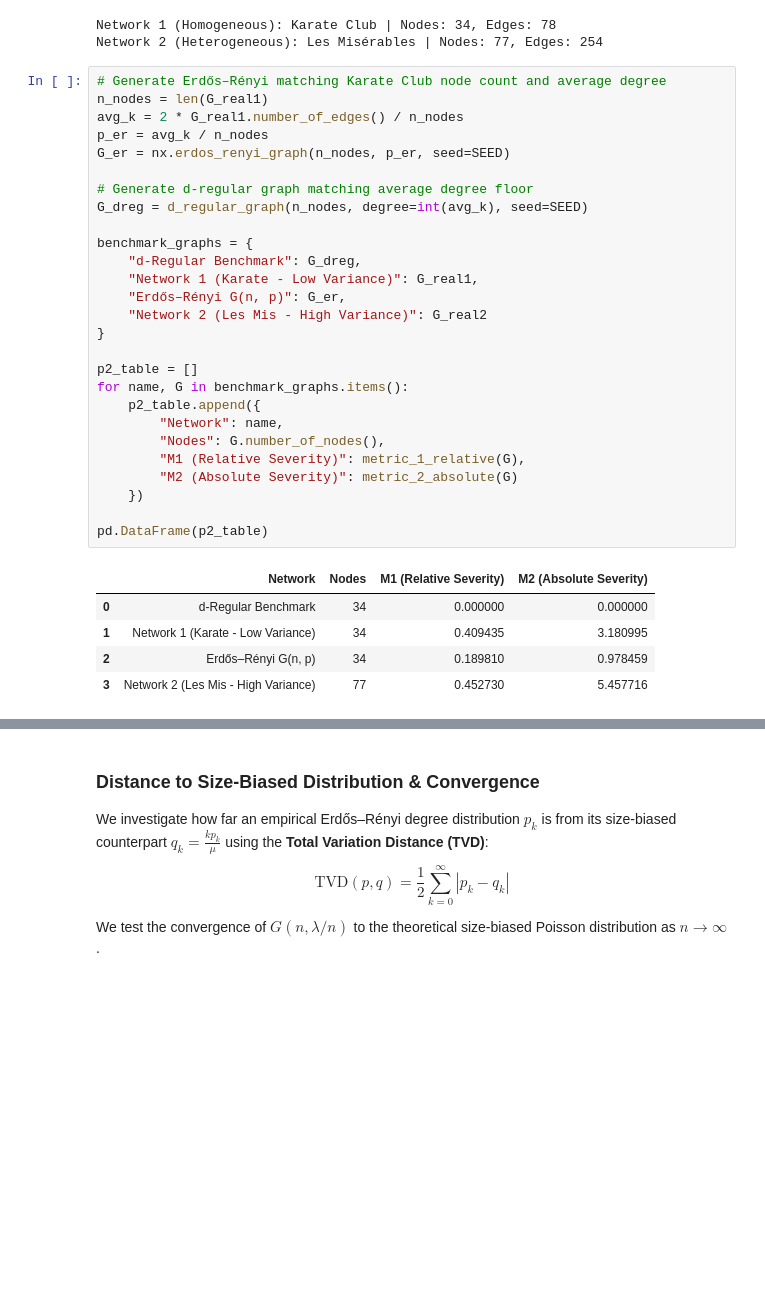
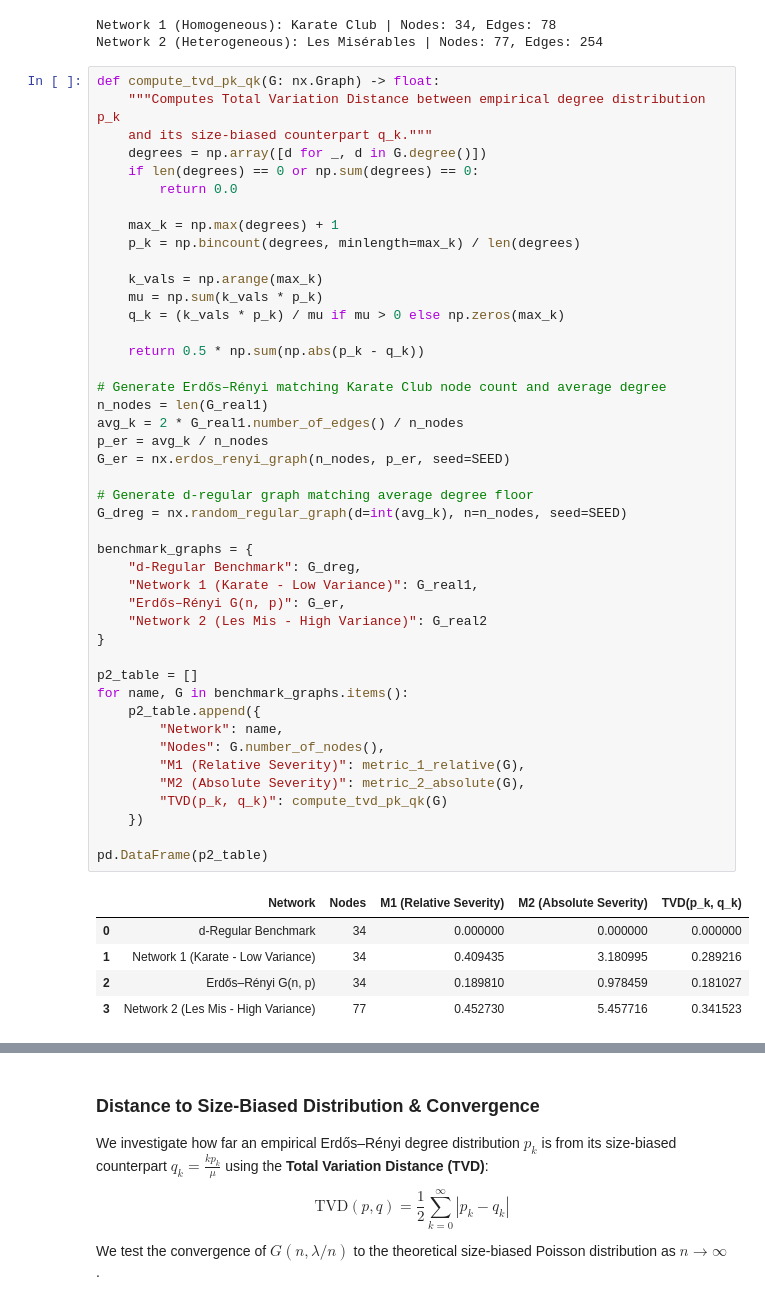
Before and after one commit to AdTraveller2345/asssignment1, a Jupyter notebook: Measuring_the_Friendship_Paradox.ipynb, the cells around one changed output, grey strips where cells are left out. Saved outputs shown, nothing was run; the diff lists cells and outputs as text; blank space fills up the shorter version.

Commit message:
added some final changes to problem 2 (real life networks and such)

```diff
--- a/Measuring_the_Friendship_Paradox.ipynb
+++ b/Measuring_the_Friendship_Paradox.ipynb
@@ -524,35 +535,52 @@ print(f"Network 2 (Heterogeneous): Les Misérables | Nodes: {len(G_real2)}, Edge
 Network 1 (Homogeneous): Karate Club | Nodes: 34, Edges: 78
 Network 2 (Heterogeneous): Les Misérables | Nodes: 77, Edges: 254
 # %%
+def compute_tvd_pk_qk(G: nx.Graph) -> float:
+    """Computes Total Variation Distance between empirical degree distribution p_k
+    and its size-biased counterpart q_k."""
+    degrees = np.array([d for _, d in G.degree()])
+    if len(degrees) == 0 or np.sum(degrees) == 0:
+        return 0.0
+
+    max_k = np.max(degrees) + 1
+    p_k = np.bincount(degrees, minlength=max_k) / len(degrees)
+
+    k_vals = np.arange(max_k)
+    mu = np.sum(k_vals * p_k)
+    q_k = (k_vals * p_k) / mu if mu > 0 else np.zeros(max_k)
+
+    return 0.5 * np.sum(np.abs(p_k - q_k))
+
 # Generate Erdős–Rényi matching Karate Club node count and average degree
 n_nodes = len(G_real1)
 avg_k = 2 * G_real1.number_of_edges() / n_nodes
 p_er = avg_k / n_nodes
 G_er = nx.erdos_renyi_graph(n_nodes, p_er, seed=SEED)
 
 # Generate d-regular graph matching average degree floor
-G_dreg = d_regular_graph(n_nodes, degree=int(avg_k), seed=SEED)
+G_dreg = nx.random_regular_graph(d=int(avg_k), n=n_nodes, seed=SEED)
 
 benchmark_graphs = {
     "d-Regular Benchmark": G_dreg,
     "Network 1 (Karate - Low Variance)": G_real1,
     "Erdős–Rényi G(n, p)": G_er,
     "Network 2 (Les Mis - High Variance)": G_real2
 }
 
 p2_table = []
 for name, G in benchmark_graphs.items():
     p2_table.append({
         "Network": name,
         "Nodes": G.number_of_nodes(),
         "M1 (Relative Severity)": metric_1_relative(G),
-        "M2 (Absolute Severity)": metric_2_absolute(G)
+        "M2 (Absolute Severity)": metric_2_absolute(G),
+        "TVD(p_k, q_k)": compute_tvd_pk_qk(G)
     })
 
 pd.DataFrame(p2_table)
 # %% [output]
-|  | Network | Nodes | M1 (Relative Severity) | M2 (Absolute Severity) |
-| 0 | d-Regular Benchmark | 34 | 0.000000 | 0.000000 |
-| 1 | Network 1 (Karate - Low Variance) | 34 | 0.409435 | 3.180995 |
-| 2 | Erdős–Rényi G(n, p) | 34 | 0.189810 | 0.978459 |
-| 3 | Network 2 (Les Mis - High Variance) | 77 | 0.452730 | 5.457716 |
+|  | Network | Nodes | M1 (Relative Severity) | M2 (Absolute Severity) | TVD(p_k, q_k) |
+| 0 | d-Regular Benchmark | 34 | 0.000000 | 0.000000 | 0.000000 |
+| 1 | Network 1 (Karate - Low Variance) | 34 | 0.409435 | 3.180995 | 0.289216 |
+| 2 | Erdős–Rényi G(n, p) | 34 | 0.189810 | 0.978459 | 0.181027 |
+| 3 | Network 2 (Les Mis - High Variance) | 77 | 0.452730 | 5.457716 | 0.341523 |
```
Also changed, not shown: parts of 7 cells of this notebook.
